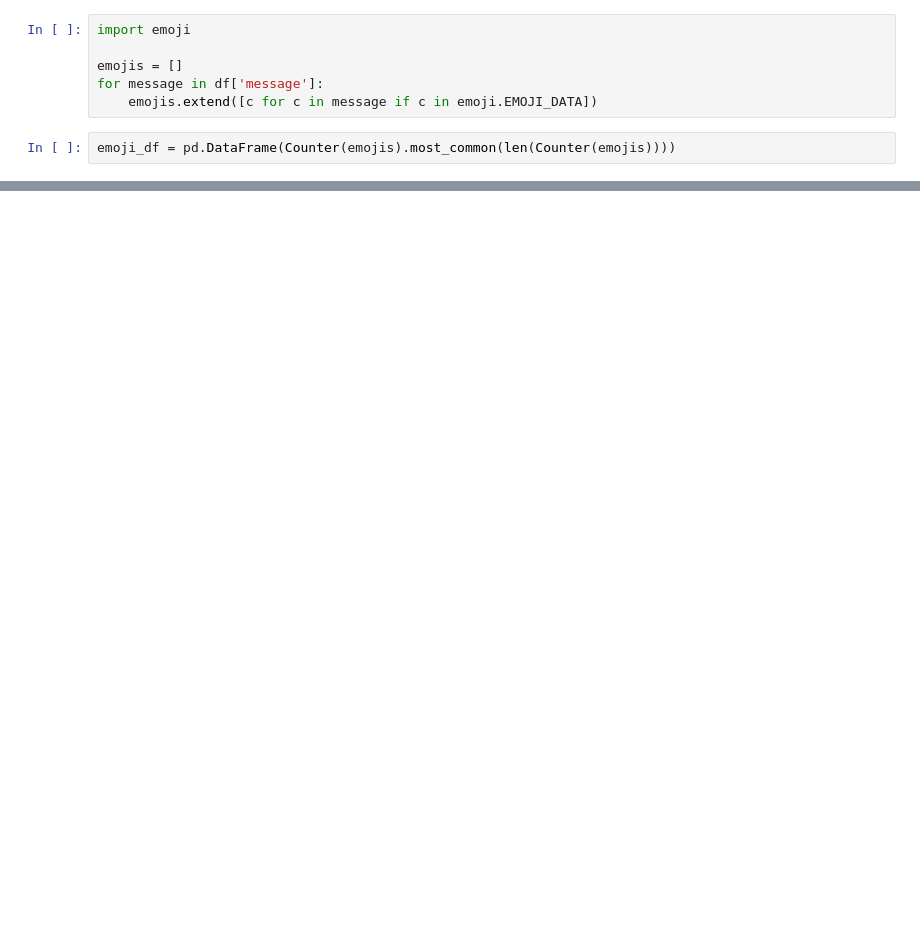
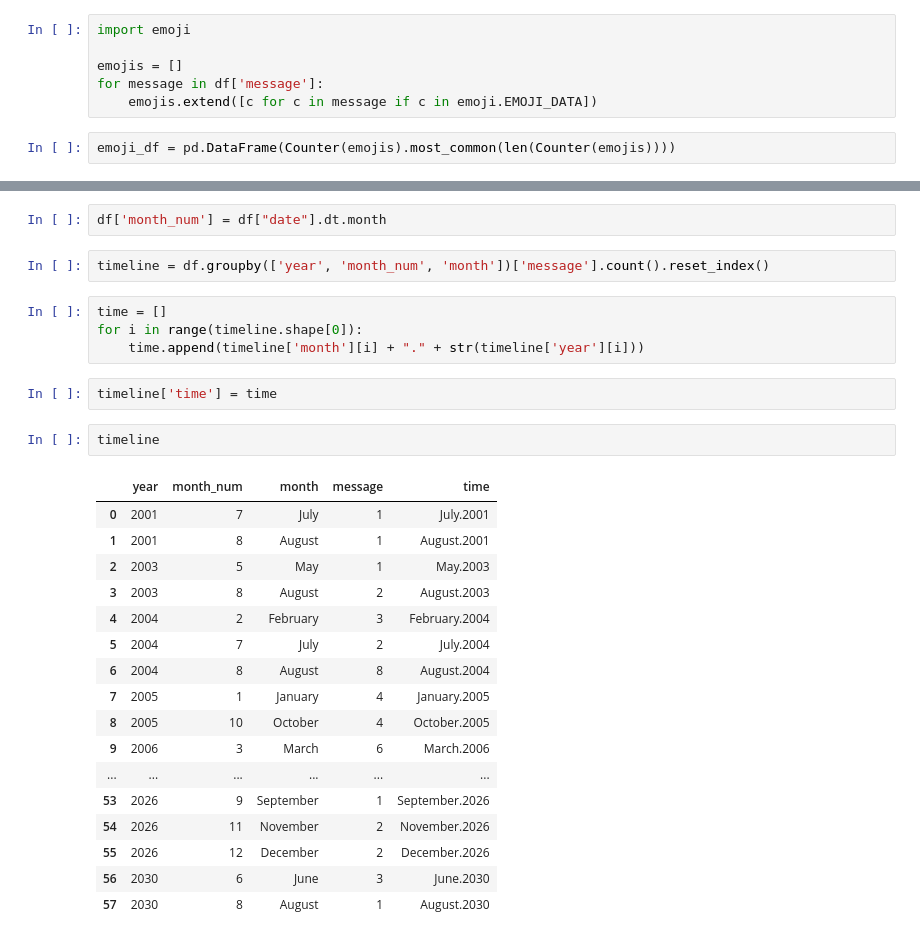
Before and after one commit to its-abhishek/whatsapp_chat_analysis, a Jupyter notebook: whatsapp_chat_analysis.ipynb, the cells around one changed output, grey strips where cells are left out. Saved outputs shown, nothing was run; the diff lists cells and outputs as text; blank space fills up the shorter version.

```diff
--- a/whatsapp_chat_analysis.ipynb
+++ b/whatsapp_chat_analysis.ipynb
@@ -148,0 +361,30 @@ plt.show()
+# %%
+df['month_num'] = df["date"].dt.month
+# %%
+timeline = df.groupby(['year', 'month_num', 'month'])['message'].count().reset_index()
+# %%
+time = []
+for i in range(timeline.shape[0]):
+    time.append(timeline['month'][i] + "." + str(timeline['year'][i]))
+# %%
+timeline['time'] = time
+# %%
+timeline
+# %% [output]
+|  | year | month_num | month | message | time |
+| 0 | 2001 | 7 | July | 1 | July.2001 |
+| 1 | 2001 | 8 | August | 1 | August.2001 |
+| 2 | 2003 | 5 | May | 1 | May.2003 |
+| 3 | 2003 | 8 | August | 2 | August.2003 |
+| 4 | 2004 | 2 | February | 3 | February.2004 |
+| 5 | 2004 | 7 | July | 2 | July.2004 |
+| 6 | 2004 | 8 | August | 8 | August.2004 |
+| 7 | 2005 | 1 | January | 4 | January.2005 |
+| 8 | 2005 | 10 | October | 4 | October.2005 |
+| 9 | 2006 | 3 | March | 6 | March.2006 |
+| ... | ... | ... | ... | ... | ... |
+| 53 | 2026 | 9 | September | 1 | September.2026 |
+| 54 | 2026 | 11 | November | 2 | November.2026 |
+| 55 | 2026 | 12 | December | 2 | December.2026 |
+| 56 | 2030 | 6 | June | 3 | June.2030 |
+| 57 | 2030 | 8 | August | 1 | August.2030 |
```
Also changed, not shown: parts of 24 cells of this notebook.
